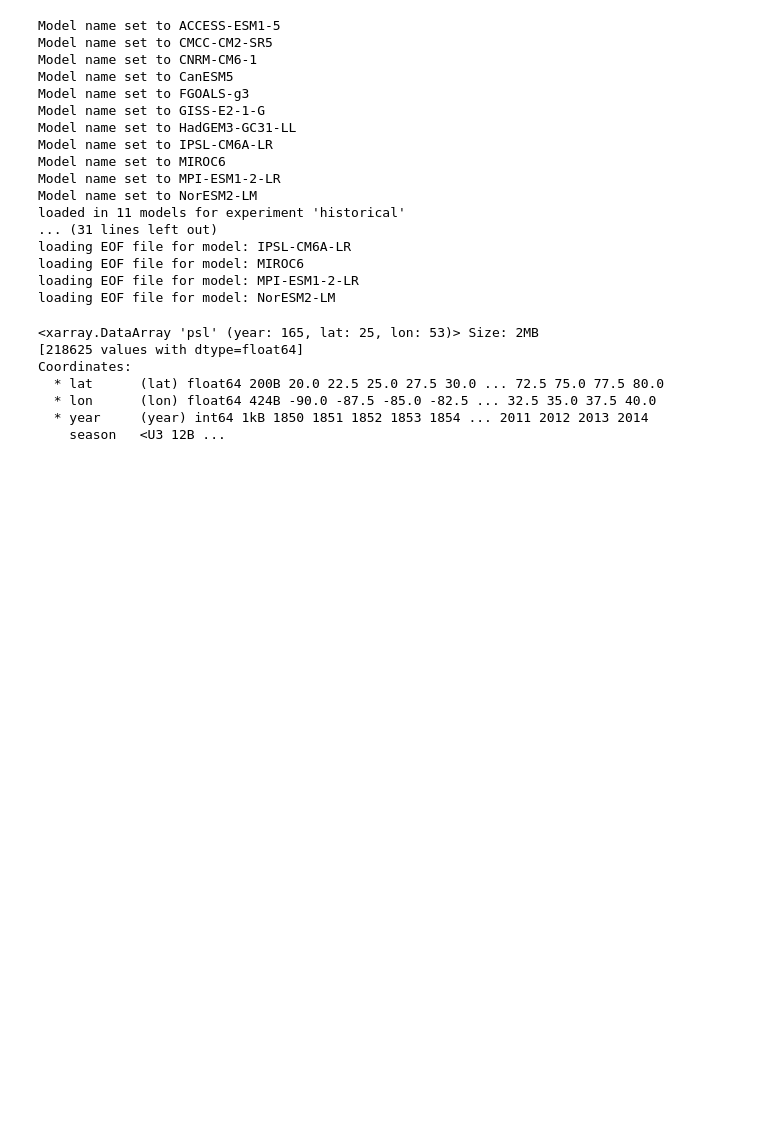
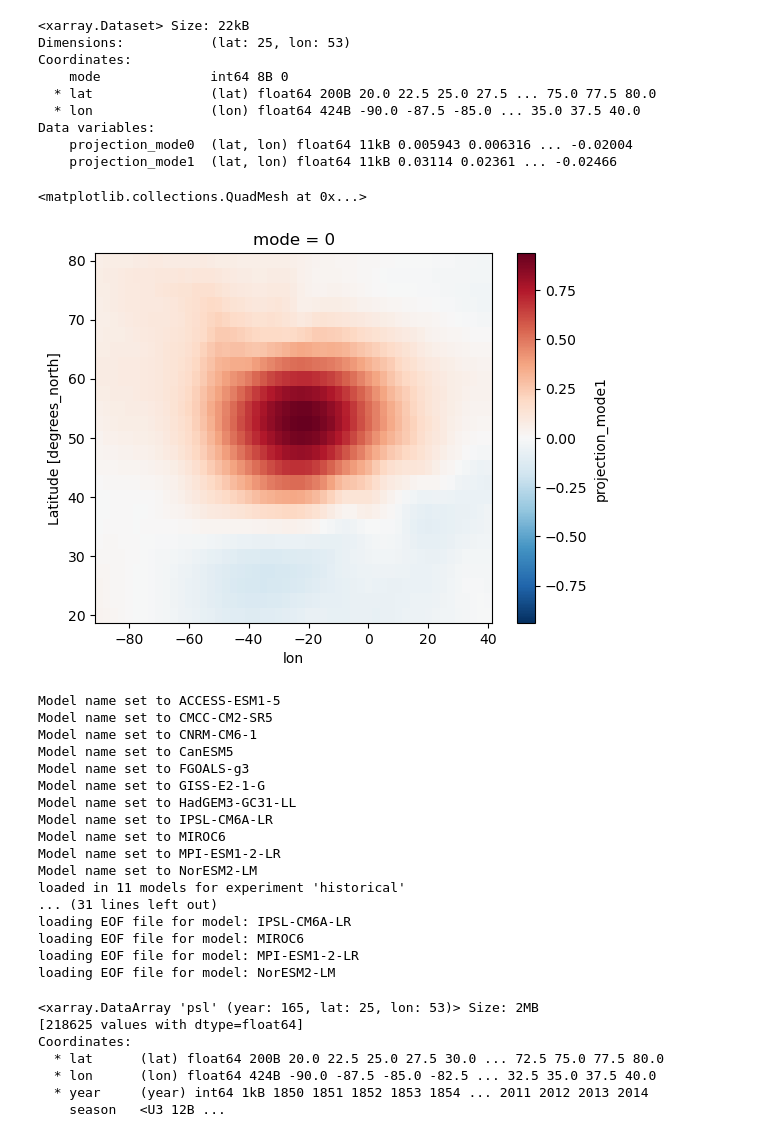
Before and after one commit to slbennie/scripts_trend_projections, a Jupyter notebook: trend_projection/LESFMIP_ForcedResponseAnalysis_addingComparisons.ipynb, the cells around one changed output. Drawn from its saved outputs; the diff is of its cells as text; code cells hidden in the pictures; blank space fills up the shorter version.

Commit message:
01/09/2025 - Got the projection method updated (projection only!)

```diff
--- a/trend_projection/LESFMIP_ForcedResponseAnalysis_addingComparisons.ipynb
+++ b/trend_projection/LESFMIP_ForcedResponseAnalysis_addingComparisons.ipynb
@@ -640,6 +719,14 @@ all_data = AllDataComparisons(Path("/gws/nopw/j04/leader_epesc/CMIP6_SinglForcHi
 all_data.set_time_bounds_all(1850, 2014)
 all_data.set_domain(lat_bounds=(20,80), lon_bounds=(-90,40))
 all_data.set_season([12,1,2])
+
+all_projections = all_data.project_trend_EOF('psl', 2)
+
+#historical = all_data.experiments['historical']
+#EOF = historical.calc_EOF_concat_all_models(
+#                    varname='psl',
+#                    max_modes=2
+#)
 # %% [output]
 (20, 80) (-90, 40)
 [12, 1, 2]
@@ -646,3 +748,20 @@ all_data.set_season([12,1,2])
+# %%
+test = all_projections['hist-aer']['HadGEM3-GC31-LL']
+print(test)
+
+test['projection_mode1'].plot()
+# %% [output]
+<xarray.Dataset> Size: 22kB
+Dimensions:           (lat: 25, lon: 53)
+Coordinates:
+    mode              int64 8B 0
+  * lat               (lat) float64 200B 20.0 22.5 25.0 27.5 ... 75.0 77.5 80.0
+  * lon               (lon) float64 424B -90.0 -87.5 -85.0 ... 35.0 37.5 40.0
+Data variables:
+    projection_mode0  (lat, lon) float64 11kB 0.005943 0.006316 ... -0.02004
+    projection_mode1  (lat, lon) float64 11kB 0.03114 0.02361 ... -0.02466
+<matplotlib.collections.QuadMesh at 0x...>
+[figure, added]
 # %%
 historical = ExperimentCalculations(Path("/gws/nopw/j04/leader_epesc/CMIP6_SinglForcHistSimul/InterpolatedFlds/psl/historical/"), Path("/gws/nopw/j04/extant/users/slbennie/"))
 historical.set_time_bounds(1850, 2014)
```
Also changed, not shown: parts of 2 cells of this notebook.
